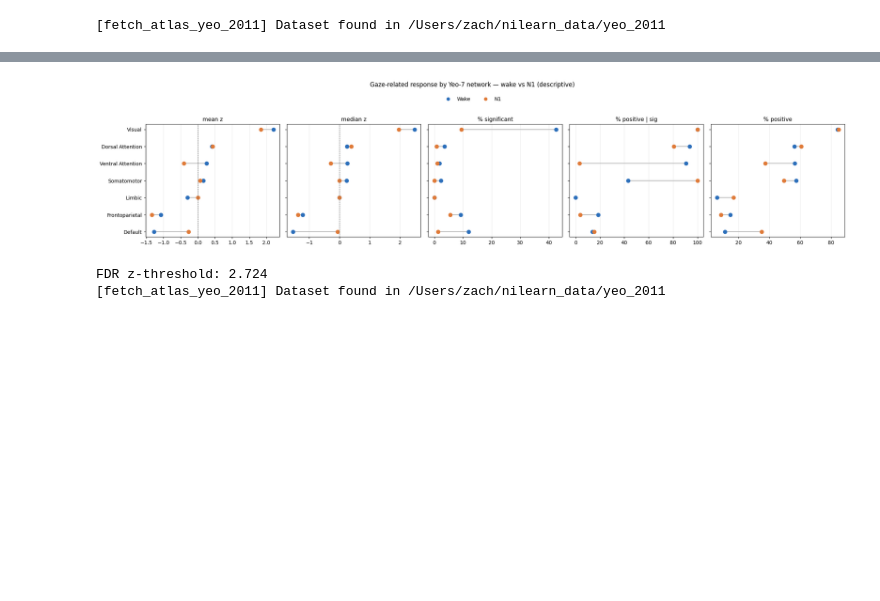
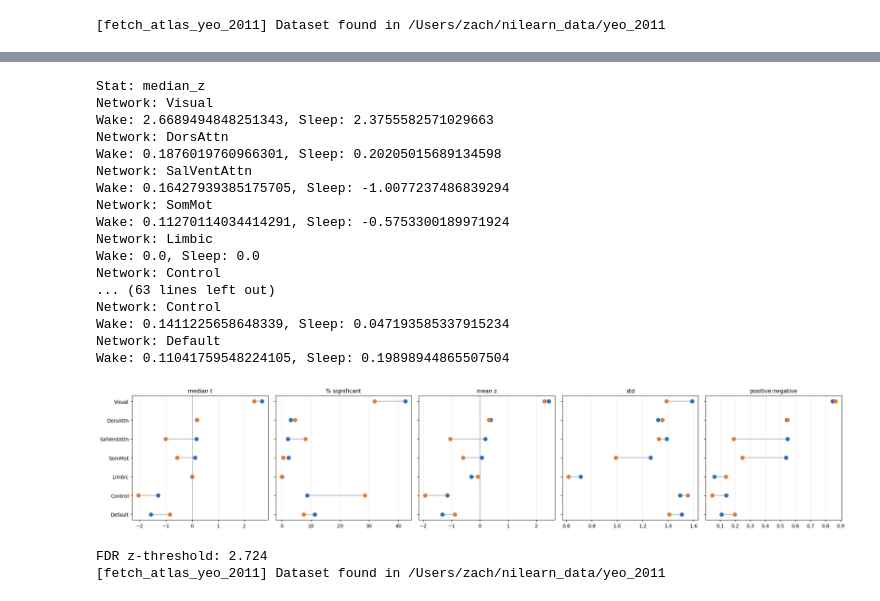
Before and after one commit to BCN-lab/sleepMReye, a Jupyter notebook: sleepmreye/notebooks/post-hoc-network-aggregations.ipynb, the cells around one changed output, grey strips where cells are left out. Cells and saved outputs as stored; diff of their text form; code cells hidden in the pictures; blank space fills up the shorter version.

```diff
--- a/sleepmreye/notebooks/post-hoc-network-aggregations.ipynb
+++ b/sleepmreye/notebooks/post-hoc-network-aggregations.ipynb
@@ -193,9 +378,11 @@ for net_id, net_name in enumerate(network_names, start=1):
 # %%
 def network_summary(contrast, yeo_data, names):
-    desc_add = "clean-with-fd-clamped-original-nrem3-incl-flame"
+    # desc_add = "clean-with-fd-clamped-original-nrem3-incl-flame"
+    desc_add = "clean-with-fd-clamped-original-sleep-incl-nrem3-flame"
+
 
     data, _ = mrio.load_FLAME_result(contrast=contrast, desc_add=desc_add)
-    z_img     = data.z_stat
+    z_img     = data.t_stat
     brain_mask = data.mask
 
     # FDR + cluster extent, computed once over the brain
@@ -207,21 +394,23 @@ def network_summary(contrast, yeo_data, names):
     z, sig = z_img.get_fdata(), thr_map.get_fdata() != 0
     out = {}
     for k, name in enumerate(names, start=1):
+        print(k, name)
         m = yeo_data == k
         v, s = z[m], sig[m]
         out[name] = dict(mean_z=v.mean(), median_z=np.median(v),
                          pct_sig=100 * s.mean(),
-                         pct_pos_sig=100 * (v[s] > 0).mean() if s.any() else np.nan,
-                         pct_pos=100 * (v > 0).mean(),
+                         # rat_pos_sig=((v[s] > 0).mean() if s.any() else np.nan) / ((v[s] < 0).mean() if s.any() else np.nan),
+                         rat_pos=(v > 0).mean(),#, / ((v < 0).mean() if (v < 0).mean() > 0 else 1),
+                         std=v.std(),
                          )
     return out
 
 
 wake_res  = network_summary("mreyemove_W",  yeo_data, network_names)
-sleep_res = network_summary("mreyemove_1", yeo_data, network_names)
+sleep_res = network_summary("mreyemove_S", yeo_data, network_names)
 
 for net in network_names:
     w, s = wake_res[net], sleep_res[net]
     print(f"{net:12s} mean_z W={w['mean_z']:+.2f} S={s['mean_z']:+.2f} "
-          f"Δ={w['mean_z']-s['mean_z']:+.2f}  %sig W={w['pct_sig']:4.1f} S={s['pct_sig']:4.1f}    %+sig W={w['pct_pos_sig']:4.1f} S={s['pct_pos_sig']:4.1f}")
+          f"Δ={w['mean_z']-s['mean_z']:+.2f}  %sig W={w['pct_sig']:4.1f} S={s['pct_sig']:4.1f}    + W={w['rat_pos']:4.1f} S={s['rat_pos']:4.1f}")
 # %% [output]
@@ -237,47 +436,69 @@ import numpy as np
 import matplotlib.pyplot as plt
 from matplotlib.lines import Line2D
 
-metrics = [('mean_z', 'mean z', True),          # signed → zero line
-           ('median_z', 'median z', True),          # signed → zero line
-           ('pct_sig', '% significant', False),
-           ('pct_pos_sig', '% positive | sig', False),
-           ('pct_pos', '% positive', False),
-           ]
+metrics = [
+    ('median_z', 'median t', True),          # signed → zero line
+    ('pct_sig', '% significant', False),
+    # ('pct_pos_sig', '% positive | sig', False),
+    ('mean_z', 'mean z', True),          # signed → zero line
+    ("std", "std", False),
+    ('rat_pos', 'positive:negative', False),
+]
 
 label_mapping = {
 
 }
 order = sorted(network_names, key=lambda n: wake_res[n]['mean_z'], reverse=True)
 y = np.arange(len(order))[::-1]                  # strongest at top
 c_w, c_s = '#2C6FBB', '#E07B39'                  # wake, sleep
 
 fig, axes = plt.subplots(1, len(metrics), figsize=(4.2 * len(metrics), 4.2),
                          sharey=True)
 
 for ax, (key, label, signed) in zip(axes, metrics):
+    print(f"\nStat: {key}")
     for yi, net in zip(y, order):
         w, s = wake_res[net][key], sleep_res[net][key]
+        print(f"Network: {net} \nWake: {w}, Sleep: {s}")
         if np.isfinite(w) and np.isfinite(s):
             ax.plot([w, s], [yi, yi], color='0.7', lw=1.5, zorder=1)
         if np.isfinite(w):
             ax.scatter(w, yi, color=c_w, s=55, zorder=2)
         if np.isfinite(s):
             ax.scatter(s, yi, color=c_s, s=55, zorder=2)
     if signed:
         ax.axvline(0, color='0.4', lw=0.8, ls='--')
     ax.set_title(label, fontsize=11)
     ax.grid(axis='x', color='0.92'); ax.set_axisbelow(True)
 
 axes[0].set_yticks(y); axes[0].set_yticklabels(order)
-fig.legend(handles=[Line2D([0], [0], marker='o', ls='', color=c_w, label='Wake'),
-                    Line2D([0], [0], marker='o', ls='', color=c_s, label='N1')],
-           loc='upper center', ncol=2, frameon=False, bbox_to_anchor=(0.5, 1.05))
-fig.suptitle('Gaze-related response by Yeo-7 network — wake vs N1 (descriptive)',
-             y=1.12, fontsize=12)
+# fig.legend(handles=[Line2D([0], [0], marker='o', ls='', color=c_w, label='Wake'),
+#                     Line2D([0], [0], marker='o', ls='', color=c_s, label='Sleep')],
+#            loc='upper center', ncol=2, frameon=False, bbox_to_anchor=(0.5, 1.05))
+# fig.suptitle('Gaze-related response by Yeo-7 network — wake vs sleep (descriptive)',
+#              y=1.12, fontsize=12)
 fig.tight_layout()
+plt.savefig("/Users/zach/2025_RA/matthias/final images/networks/diffs.svg", dpi=300)
 plt.show()
 # %% [output]
+Stat: median_z
+Network: Visual
+Wake: 2.6689494848251343, Sleep: 2.3755582571029663
+Network: DorsAttn
+Wake: 0.1876019760966301, Sleep: 0.20205015689134598
+Network: SalVentAttn
+Wake: 0.16427939385175705, Sleep: -1.0077237486839294
+Network: SomMot
+Wake: 0.11270114034414291, Sleep: -0.5753300189971924
+Network: Limbic
+Wake: 0.0, Sleep: 0.0
+Network: Control
+... (63 lines left out)
+Network: Control
+Wake: 0.1411225658648339, Sleep: 0.047193585337915234
+Network: Default
+Wake: 0.11041759548224105, Sleep: 0.19898944865507504
-[figure, old version]
+[figure, new version]
 # %%
 import numpy as np
 from nilearn import image, datasets
```
Also changed, not shown: parts of 14 cells of this notebook, 4 other files.
